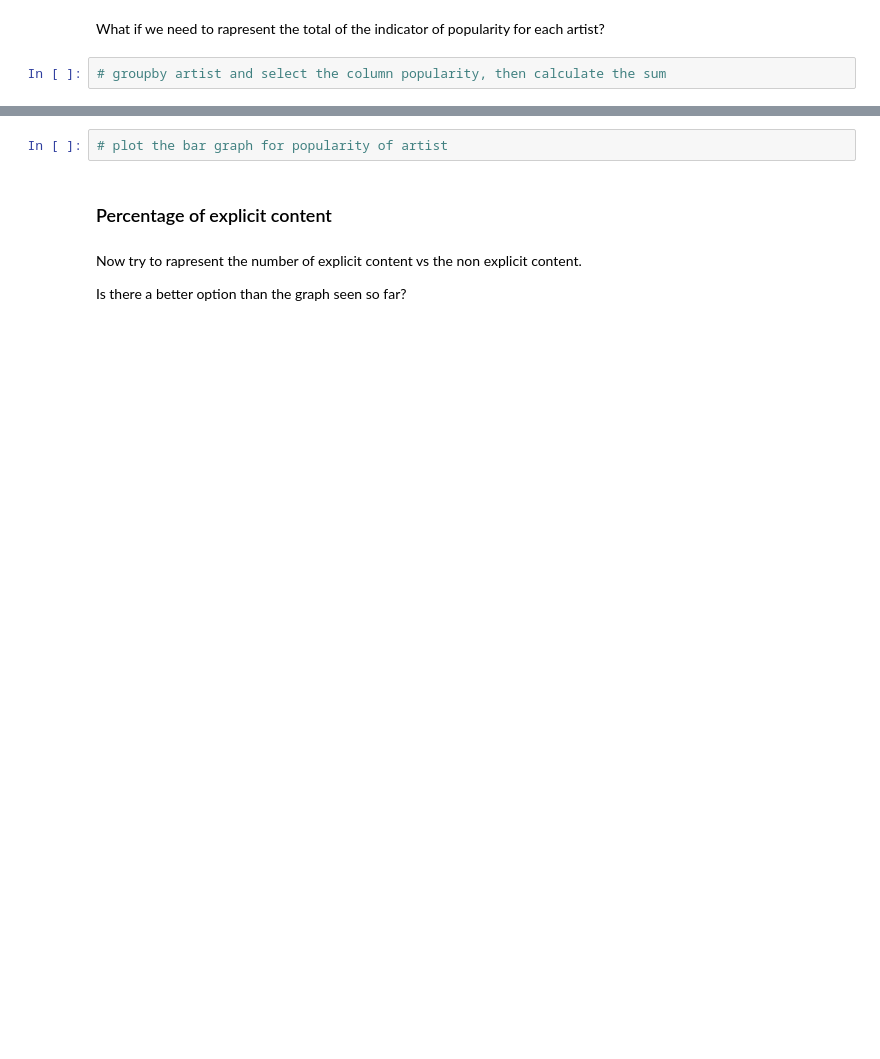
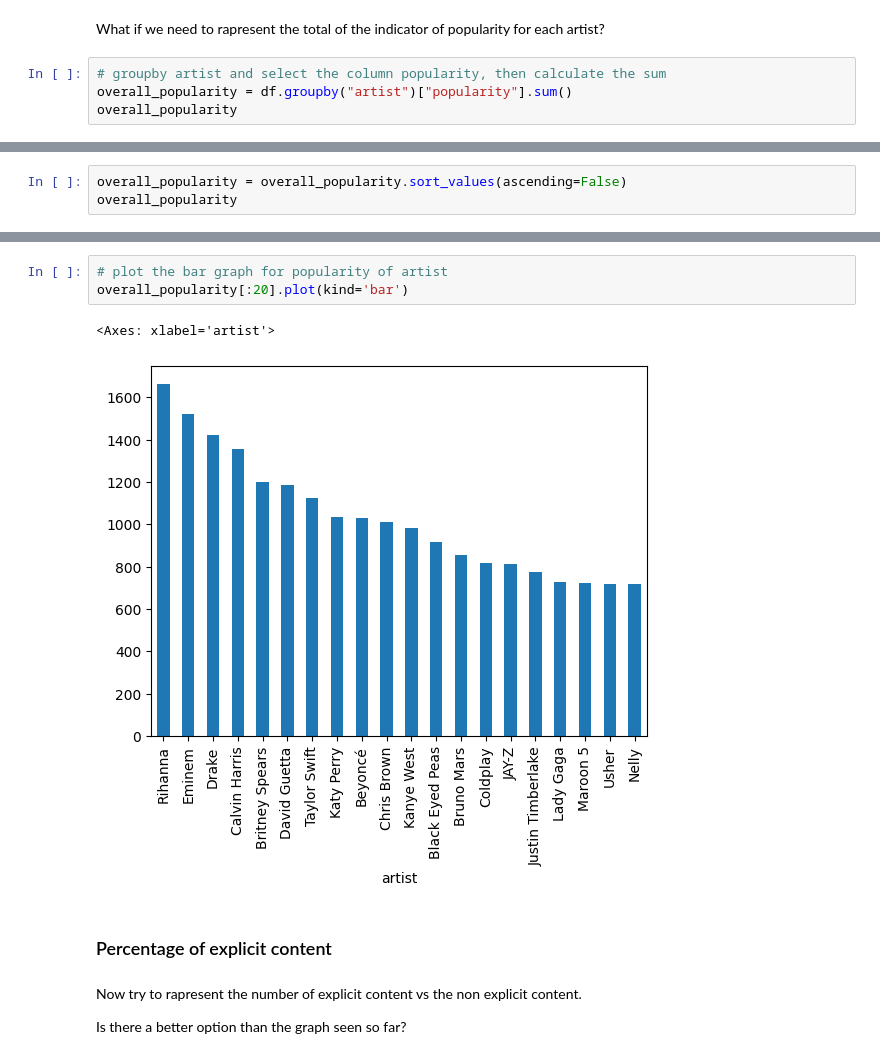
Before and after one commit to pg-88/ARTIFICIAL-INTELLIGENCE-MACHINE-LEARNING, a Jupyter notebook: python/spotify.ipynb, the cells around one changed output, grey strips where cells are left out. Drawn from its saved outputs; the diff is of its cells as text; blank space fills up the shorter version.

```diff
--- a/python/spotify.ipynb
+++ b/python/spotify.ipynb
@@ -381,3 +435,5 @@ Is the output readable? Maybe try to select onli the top artist
 What if we need to rapresent the total of the indicator of popularity for each artist?
 # %%
 # groupby artist and select the column popularity, then calculate the sum
+overall_popularity = df.groupby("artist")["popularity"].sum()
+overall_popularity
@@ -383,0 +454,3 @@ What if we need to rapresent the total of the indicator of popularity for each a
+# %%
+overall_popularity = overall_popularity.sort_values(ascending=False)
+overall_popularity
@@ -384,5 +471,9 @@ What if we need to rapresent the total of the indicator of popularity for each a
 # %%
 # plot the bar graph for popularity of artist
+overall_popularity[:20].plot(kind='bar')
+# %% [output]
+<Axes: xlabel='artist'>
+[figure, added]
 # %% [markdown]
 ### Percentage of explicit content
 # %% [markdown]
```
Also changed, not shown: parts of 63 cells of this notebook.
